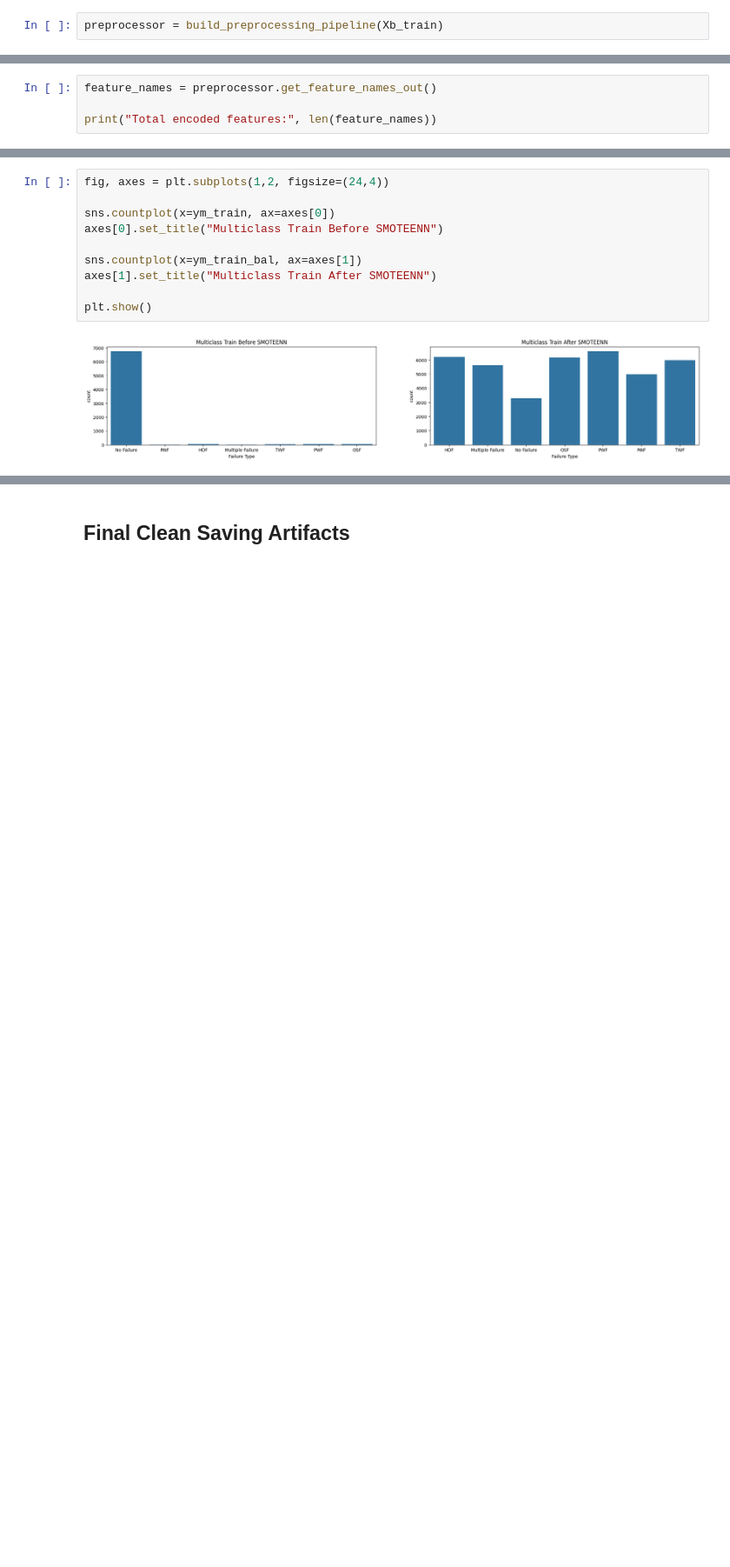
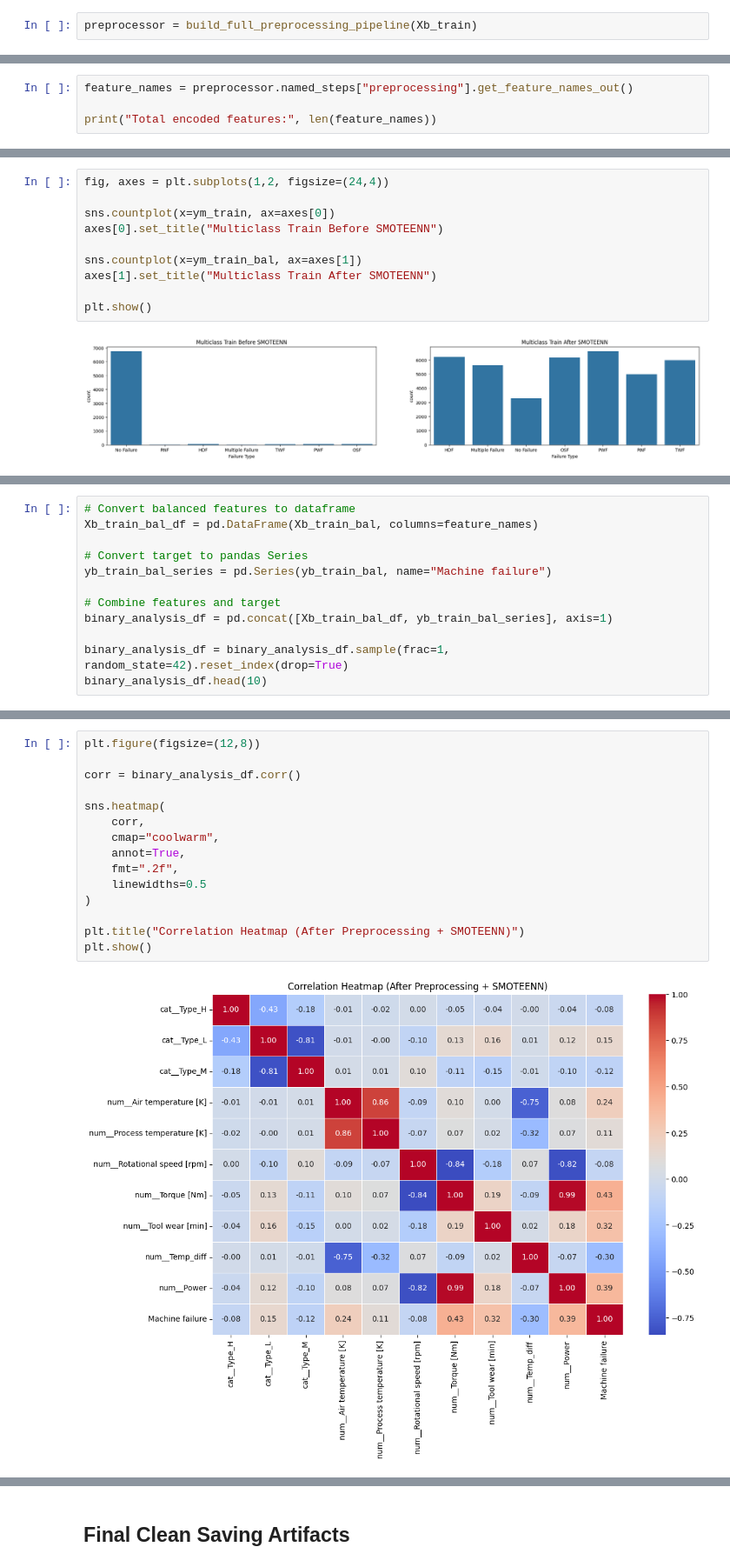
Before and after one commit to LaMinMaung193/AI-Assisted-Predictive-Maintenance, a Jupyter notebook: notebooks/02_preprocessing_feature_engineering.ipynb, the cells around one changed output, grey strips where cells are left out. Shown at 87% size. Saved outputs shown, nothing was run; the diff lists cells and outputs as text; blank space fills up the shorter version.

```diff
--- a/notebooks/02_preprocessing_feature_engineering.ipynb
+++ b/notebooks/02_preprocessing_feature_engineering.ipynb
@@ -258,7 +264,7 @@ Name: proportion, dtype: float64
 # %% [markdown]
 ## Build Preprocessing Pipeline
 # %%
-preprocessor = build_preprocessing_pipeline(Xb_train)
+preprocessor = build_full_preprocessing_pipeline(Xb_train)
 # %% [markdown]
 ## Apply Transformations
 # %%
@@ -270,7 +276,7 @@ Xm_test_p = preprocessor.transform(Xm_test)
 # %% [markdown]
 ## Feature Count After Encoding
 # %%
-feature_names = preprocessor.get_feature_names_out()
+feature_names = preprocessor.named_steps["preprocessing"].get_feature_names_out()
 
 print("Total encoded features:", len(feature_names))
 # %% [output]
@@ -383,0 +486,12 @@ plt.show()
+# %%
+# Convert balanced features to dataframe
+Xb_train_bal_df = pd.DataFrame(Xb_train_bal, columns=feature_names)
+
+# Convert target to pandas Series
+yb_train_bal_series = pd.Series(yb_train_bal, name="Machine failure")
+
+# Combine features and target
+binary_analysis_df = pd.concat([Xb_train_bal_df, yb_train_bal_series], axis=1)
+
+binary_analysis_df = binary_analysis_df.sample(frac=1, random_state=42).reset_index(drop=True)
+binary_analysis_df.head(10)
@@ -383,0 +517,17 @@ plt.show()
+# %%
+plt.figure(figsize=(12,8))
+
+corr = binary_analysis_df.corr()
+
+sns.heatmap(
+    corr,
+    cmap="coolwarm",
+    annot=True,
+    fmt=".2f",
+    linewidths=0.5
+)
+
+plt.title("Correlation Heatmap (After Preprocessing + SMOTEENN)")
+plt.show()
+# %% [output]
+[figure, added]
```
Also changed, not shown: parts of 24 cells of this notebook, 4 other files.
